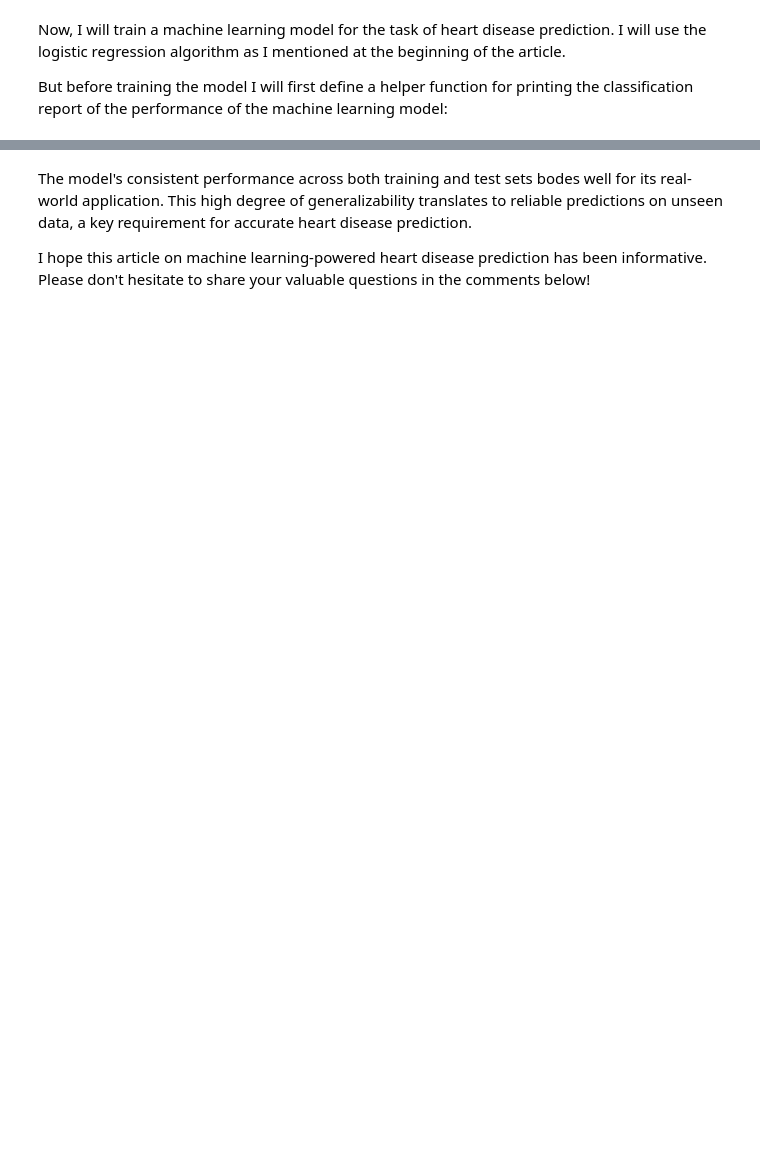
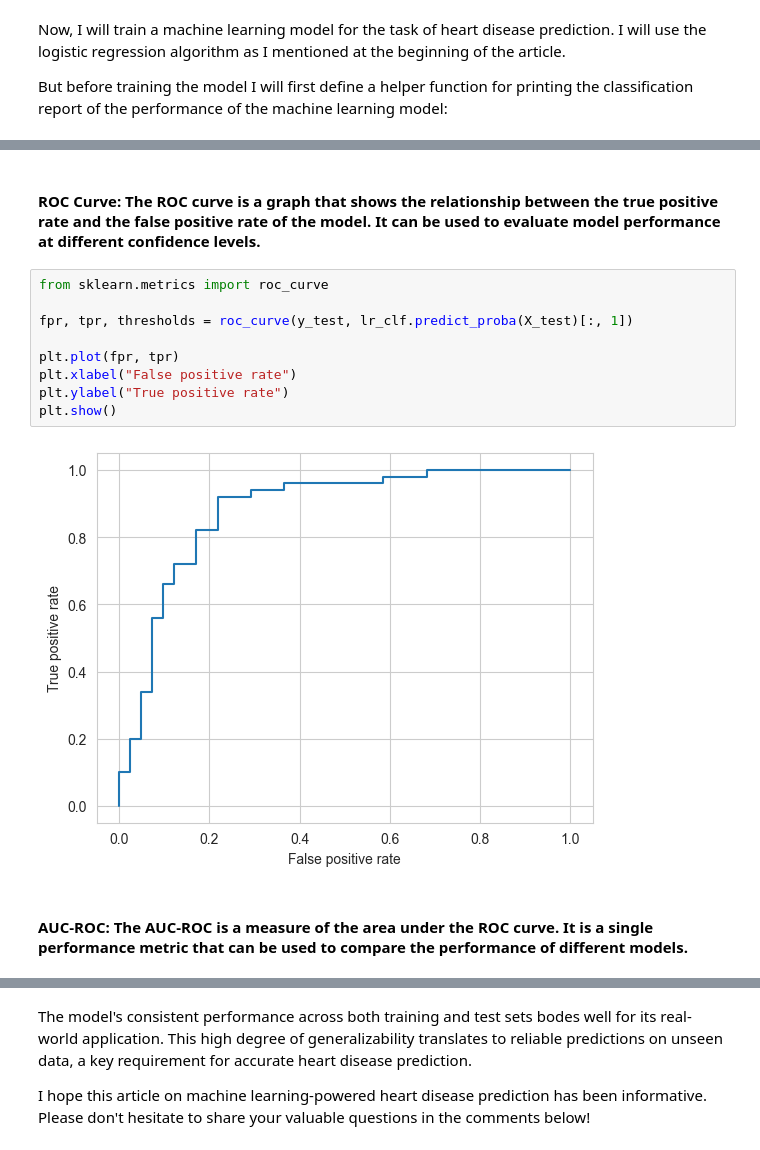
Before and after one commit to nandodevs/heart_disease_prediction, a Jupyter notebook: src/notebooks/modeling.ipynb, the cells around one changed output, grey strips where cells are left out. Saved outputs shown, nothing was run; the diff lists cells and outputs as text; blank space fills up the shorter version.

Commit message:
Implementation the analysis with graphs and metrics

```diff
--- a/src/notebooks/modeling.ipynb
+++ b/src/notebooks/modeling.ipynb
@@ -88,0 +38,15 @@ results_df
+# %% [markdown]
+#### ROC Curve: The ROC curve is a graph that shows the relationship between the true positive rate and the false positive rate of the model. It can be used to evaluate model performance at different confidence levels.
+# %%
+from sklearn.metrics import roc_curve
+
+fpr, tpr, thresholds = roc_curve(y_test, lr_clf.predict_proba(X_test)[:, 1])
+
+plt.plot(fpr, tpr)
+plt.xlabel("False positive rate")
+plt.ylabel("True positive rate")
+plt.show()
+# %% [output]
+[figure, added]
+# %% [markdown]
+#### AUC-ROC: The AUC-ROC is a measure of the area under the ROC curve. It is a single performance metric that can be used to compare the performance of different models.
```
Also changed, not shown: parts of 19 cells of this notebook.
